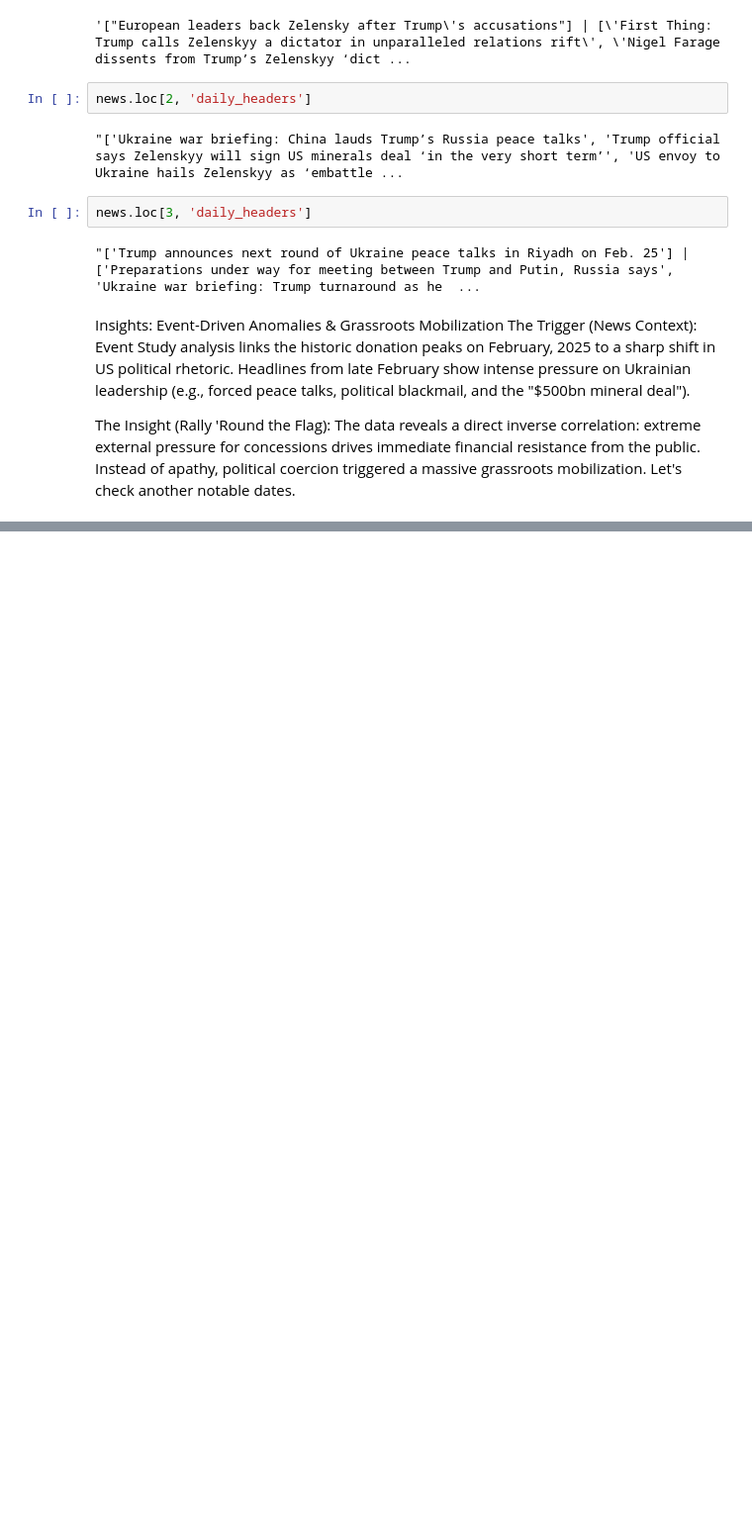
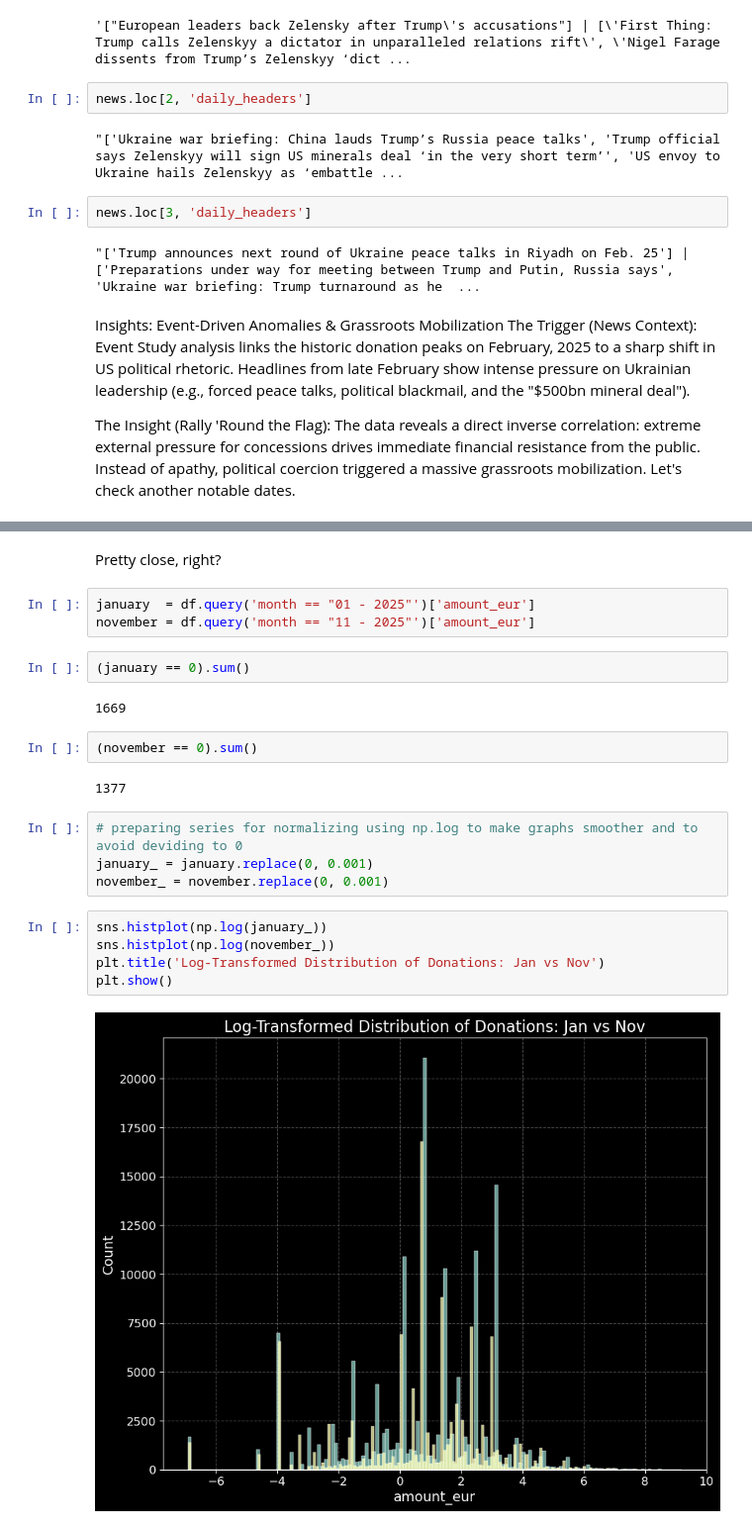
Before and after one commit to Gipnokrolik/ua-aid-intelligence-hub, a Jupyter notebook: notebooks/grassroots_funding_analisys.ipynb, the cells around one changed output, grey strips where cells are left out. Shown at 99% size. Drawn from its saved outputs; the diff is of its cells as text; blank space fills up the shorter version.

```diff
--- a/notebooks/grassroots_funding_analisys.ipynb
+++ b/notebooks/grassroots_funding_analisys.ipynb
@@ -359,0 +503,24 @@ Let's check another notable dates.
+# %% [markdown]
+Pretty close, right?
+# %%
+january  = df.query('month == "01 - 2025"')['amount_eur']
+november = df.query('month == "11 - 2025"')['amount_eur']
+# %%
+(january == 0).sum()
+# %% [output]
+1669
+# %%
+(november == 0).sum()
+# %% [output]
+1377
+# %%
+# preparing series for normalizing using np.log to make graphs smoother and to avoid deviding to 0
+january_ = january.replace(0, 0.001)
+november_ = november.replace(0, 0.001)
+# %%
+sns.histplot(np.log(january_))
+sns.histplot(np.log(november_))
+plt.title('Log-Transformed Distribution of Donations: Jan vs Nov')
+plt.show()
+# %% [output]
+[figure, added]
```
Also changed, not shown: parts of 24 cells of this notebook, 1 other file.
